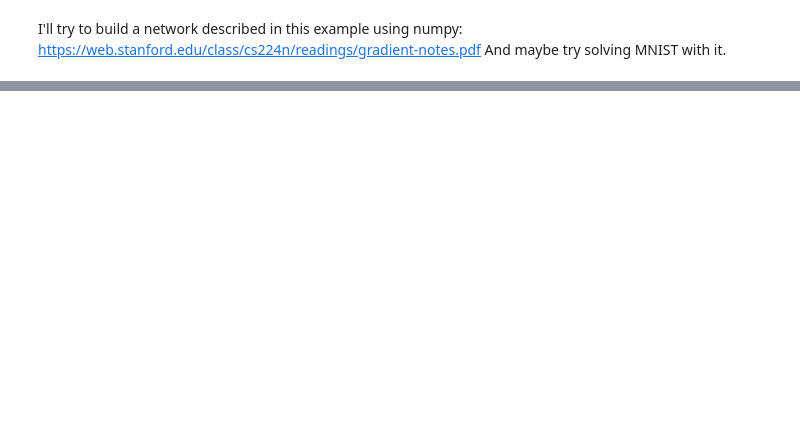
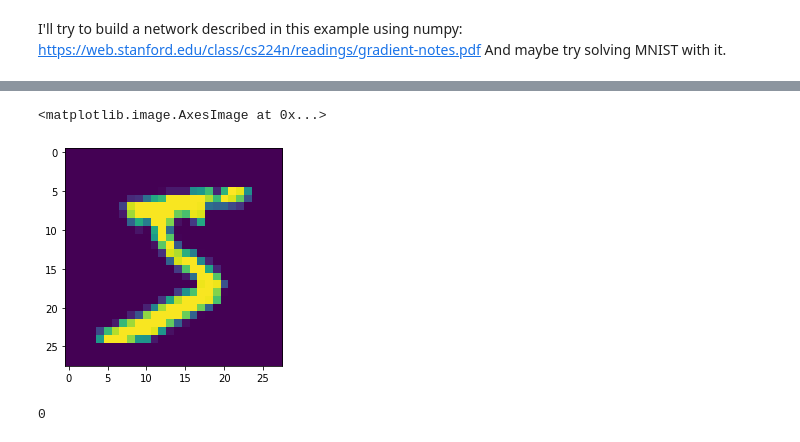
Before and after one commit to 8const/numpy_mnist, a Jupyter notebook: model.ipynb, the cells around one changed output, grey strips where cells are left out. Saved outputs shown, nothing was run; the diff lists cells and outputs as text; code cells hidden in the pictures; blank space fills up the shorter version.

```diff
--- a/model.ipynb
+++ b/model.ipynb
@@ -77,0 +229,5 @@ Y_test = fetch("http://yann.lecun.com/exdb/mnist/t10k-labels-idx1-ubyte.gz")[8:]
+# %%
+plt.imshow(m.reshape(28,28))
+# %% [output]
+<matplotlib.image.AxesImage at 0x...>
+[figure, added]
@@ -77,0 +246,4 @@ Y_test = fetch("http://yann.lecun.com/exdb/mnist/t10k-labels-idx1-ubyte.gz")[8:]
+# %%
+np.argmax(y_hat)
+# %% [output]
+0
```
Also changed, not shown: parts of 27 cells of this notebook.
